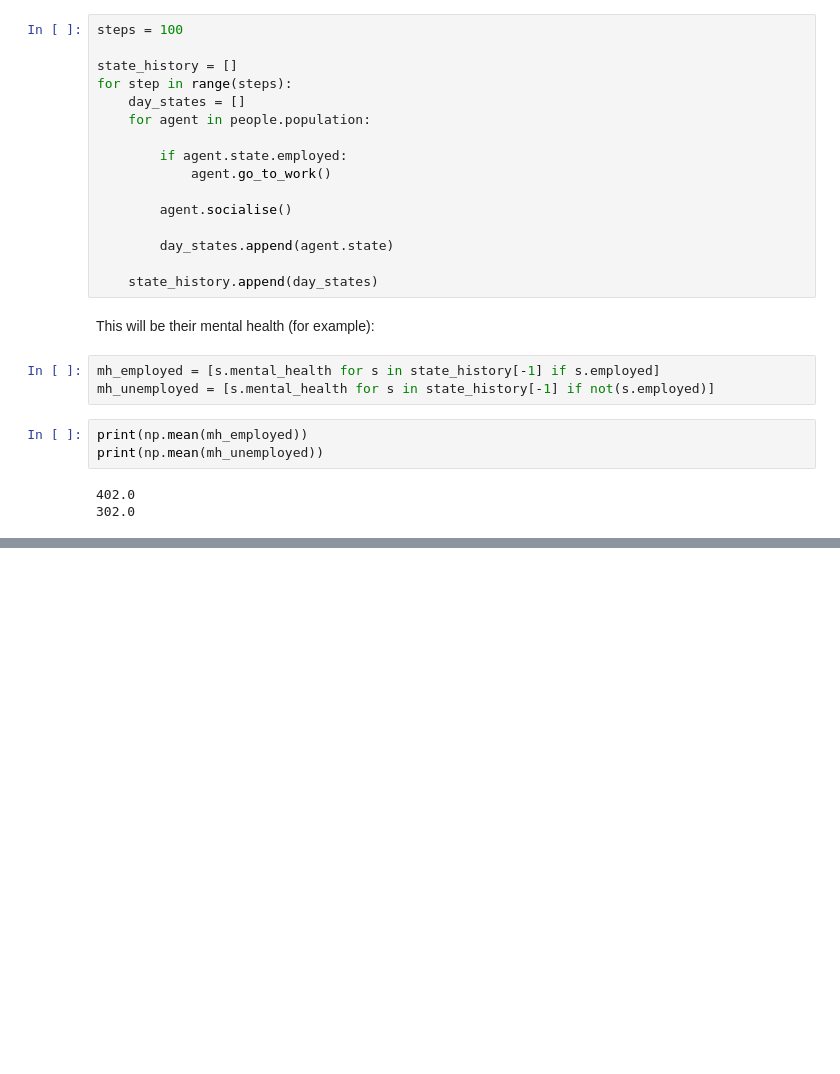
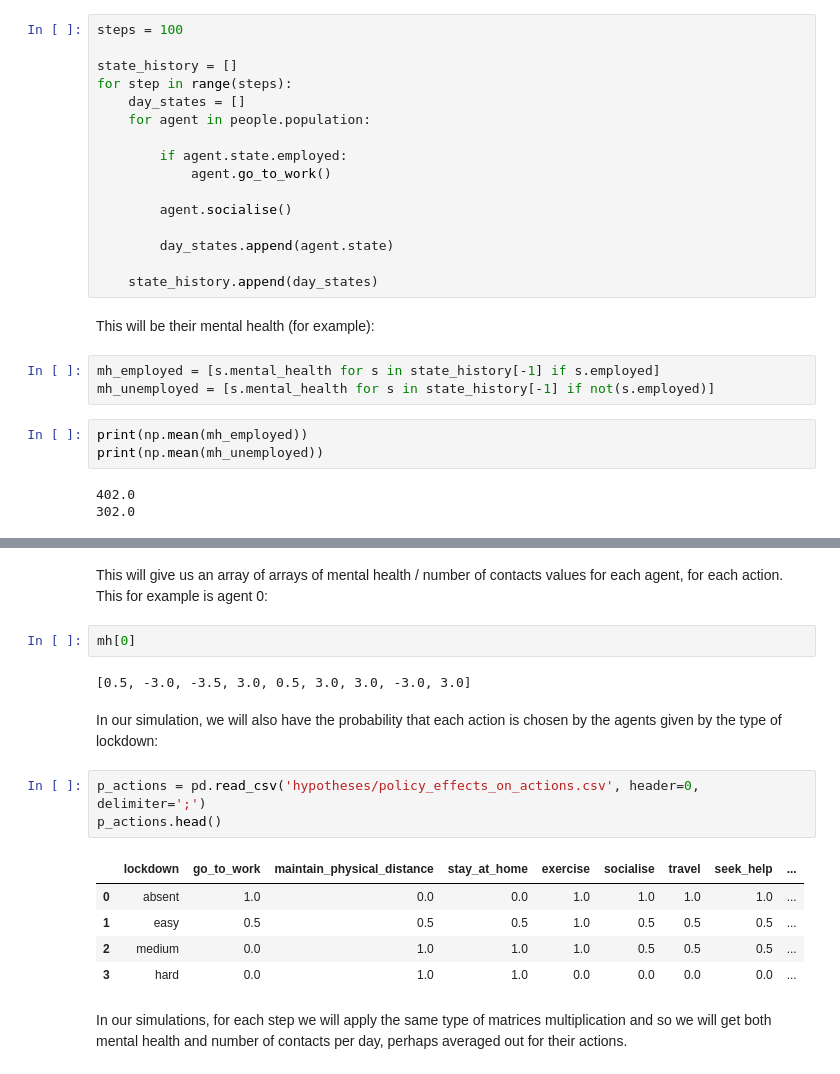
Before and after one commit to covid19ABM/comma, a Jupyter notebook: examples/tutorial.ipynb, the cells around one changed output, grey strips where cells are left out. Drawn from its saved outputs; the diff is of its cells as text; blank space fills up the shorter version.

```diff
--- a/examples/tutorial.ipynb
+++ b/examples/tutorial.ipynb
@@ -116,0 +189,19 @@ print(np.mean(mh_unemployed))
+# %% [markdown]
+This will give us an array of arrays of mental health / number of contacts values for each agent, for each action. This for example is agent 0:
+# %%
+mh[0]
+# %% [output]
+[0.5, -3.0, -3.5, 3.0, 0.5, 3.0, 3.0, -3.0, 3.0]
+# %% [markdown]
+In our simulation, we will also have the probability that each action is chosen by the agents given by the type of lockdown:
+# %%
+p_actions = pd.read_csv('hypotheses/policy_effects_on_actions.csv', header=0, delimiter=';')
+p_actions.head()
+# %% [output]
+|  | lockdown | go_to_work | maintain_physical_distance | stay_at_home | exercise | socialise | travel | seek_help | ... |
+| 0 | absent | 1.0 | 0.0 | 0.0 | 1.0 | 1.0 | 1.0 | 1.0 | ... |
+| 1 | easy | 0.5 | 0.5 | 0.5 | 1.0 | 0.5 | 0.5 | 0.5 | ... |
+| 2 | medium | 0.0 | 1.0 | 1.0 | 1.0 | 0.5 | 0.5 | 0.5 | ... |
+| 3 | hard | 0.0 | 1.0 | 1.0 | 0.0 | 0.0 | 0.0 | 0.0 | ... |
+# %% [markdown]
+In our simulations, for each step we will apply the same type of matrices multiplication and so we will get both mental health and number of contacts per day, perhaps averaged out for their actions.
```
Also changed, not shown: parts of 15 cells of this notebook.
